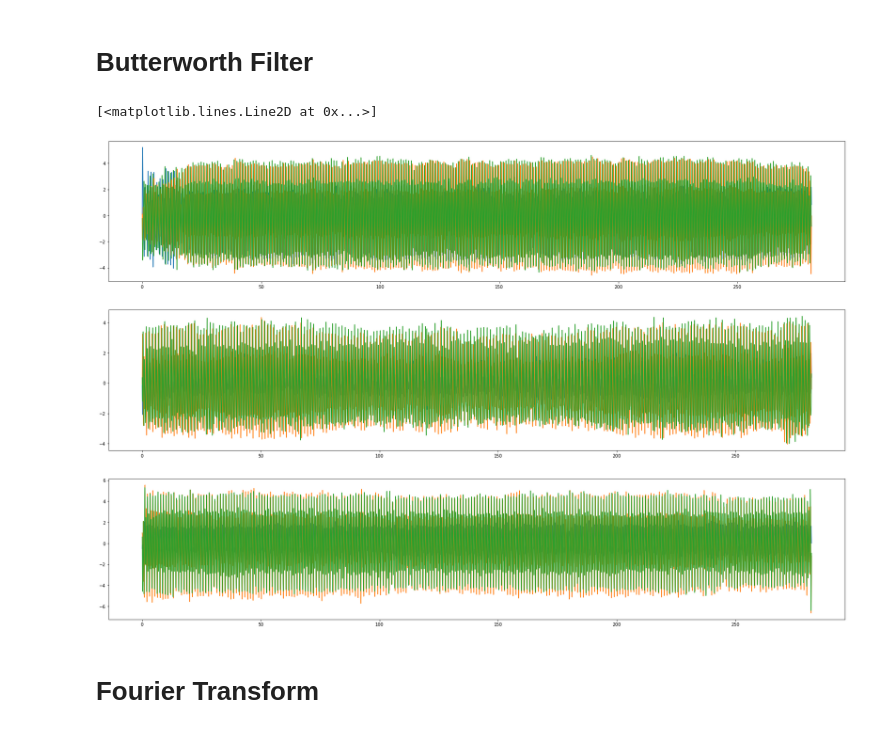
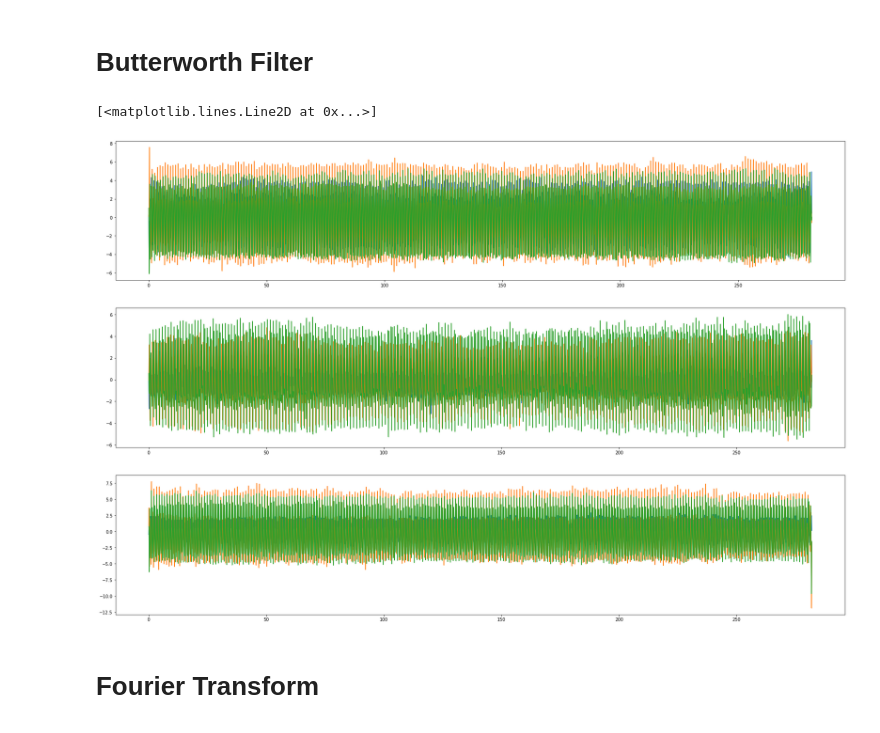
Before and after one commit to asd881018/Sensors-Noise-and-Walking-Human-Activity-Analysis, a Jupyter notebook: src.ipynb, the cells around one changed output. Drawn from its saved outputs; the diff is of its cells as text; code cells hidden in the pictures.

```diff
--- a/src.ipynb
+++ b/src.ipynb
@@ -64,19 +69,24 @@ def to_row(input, name):
 
     return df
 # %%
+
 # Processing .csv files, passing them through Butterworth filter, and Fourier transforming them
 
 ##### 5-MINUTE DATA
+dlp_5min = process_file('processed_data/dlp_5min.csv')
+drp_5min = process_file('processed_data/drp_5min.csv')
+dlp_5min_bw = process_file('processed_data/dlp_5min_bw.csv')
+drp_5min_bw = process_file('processed_data/drp_5min_bw.csv')
+dlp5m_bw_fft = process_fft_file('processed_data/dlp_5min_bw_fft.csv')
+drp5m_bw_fft = process_fft_file('processed_data/drp_5min_bw_fft.csv')
 
-dlp_5min = butterworth(process_file('processed_data/dlp_5min.csv'))
-drp_5min = butterworth(process_file('processed_data/drp_5min.csv'))
-dlp5m_f = fourier(dlp_5min)
-drp5m_f = fourier(drp_5min)
+mrp_5min = process_file('processed_data/mrp_5min.csv')
+mrp_5min_bw = process_file('processed_data/mrp_5min_bw.csv')
+mrp5m_bw_fft = process_fft_file('processed_data/mrp_5min_bw_fft.csv')
 
-mrp_5min = butterworth(process_file('processed_data/mrp_5min.csv'))
-mrp5m_f = fourier(mrp_5min)
-
-slp_5min = butterworth(process_file('processed_data/slp_5min.csv'))
-srp_5min = butterworth(process_file('processed_data/srp_5min.csv'))
-slp5m_f = fourier(slp_5min)
-srp5m_f = fourier(srp_5min)
+slp_5min = process_file('processed_data/slp_5min.csv')
+srp_5min = process_file('processed_data/srp_5min.csv')
+slp_5min_bw = process_file('processed_data/slp_5min_bw.csv')
+srp_5min_bw = process_file('processed_data/srp_5min_bw.csv')
+slp5m_bw_fft = process_fft_file('processed_data/slp_5min_bw_fft.csv')
+srp5m_bw_fft = process_fft_file('processed_data/srp_5min_bw_fft.csv')
@@ -85,24 +111,24 @@ srp5m_f = fourier(srp_5min)
 # %%
 # Plotting Butterworth filtered data. Each line represents an axis.
 fig, ax = plt.subplots(3)
 
 # Diego
-ax[0].plot(dlp_5min['seconds'], dlp_5min['x'])
-ax[0].plot(dlp_5min['seconds'], dlp_5min['y'])
-ax[0].plot(dlp_5min['seconds'], dlp_5min['z'])
+ax[0].plot(drp_5min_bw['seconds'], drp_5min_bw['x'])
+ax[0].plot(drp_5min_bw['seconds'], drp_5min_bw['y'])
+ax[0].plot(drp_5min_bw['seconds'], drp_5min_bw['z'])
 
 # Matt
-ax[1].plot(mrp_5min['seconds'], mrp_5min['x'])
-ax[1].plot(mrp_5min['seconds'], mrp_5min['y'])
-ax[1].plot(mrp_5min['seconds'], mrp_5min['z'])
+ax[1].plot(mrp_5min_bw['seconds'], mrp_5min_bw['x'])
+ax[1].plot(mrp_5min_bw['seconds'], mrp_5min_bw['y'])
+ax[1].plot(mrp_5min_bw['seconds'], mrp_5min_bw['z'])
 
 # Sam
-ax[2].plot(slp_5min['seconds'], slp_5min['x'])
-ax[2].plot(slp_5min['seconds'], slp_5min['y'])
-ax[2].plot(slp_5min['seconds'], slp_5min['z'])
+ax[2].plot(slp_5min_bw['seconds'], slp_5min_bw['x'])
+ax[2].plot(slp_5min_bw['seconds'], slp_5min_bw['y'])
+ax[2].plot(slp_5min_bw['seconds'], slp_5min_bw['z'])
 # %% [output]
 [<matplotlib.lines.Line2D at 0x...>]
-[figure, old version]
+[figure, new version]
 # %% [markdown]
 # Fourier Transform
 # %%
```
Also changed, not shown: parts of 19 cells of this notebook.
